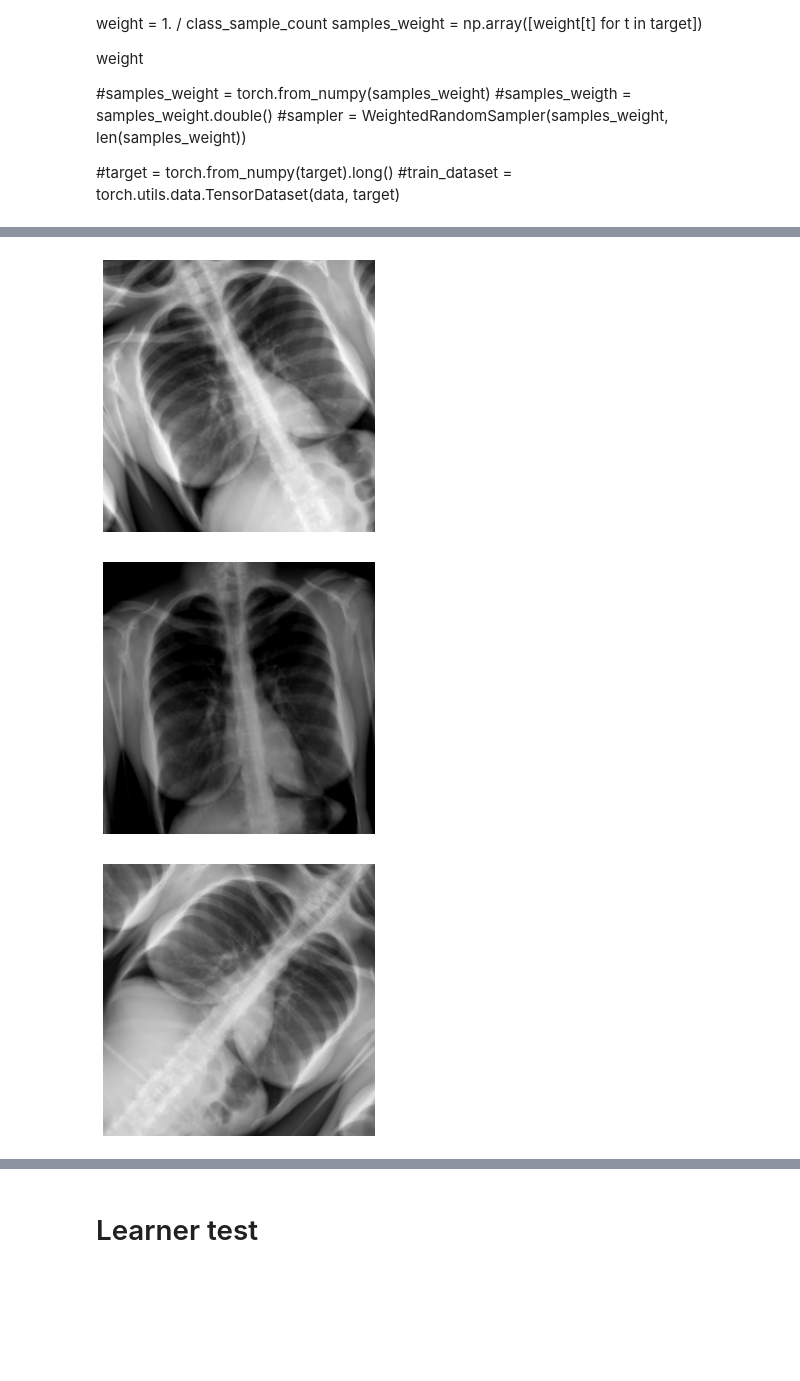
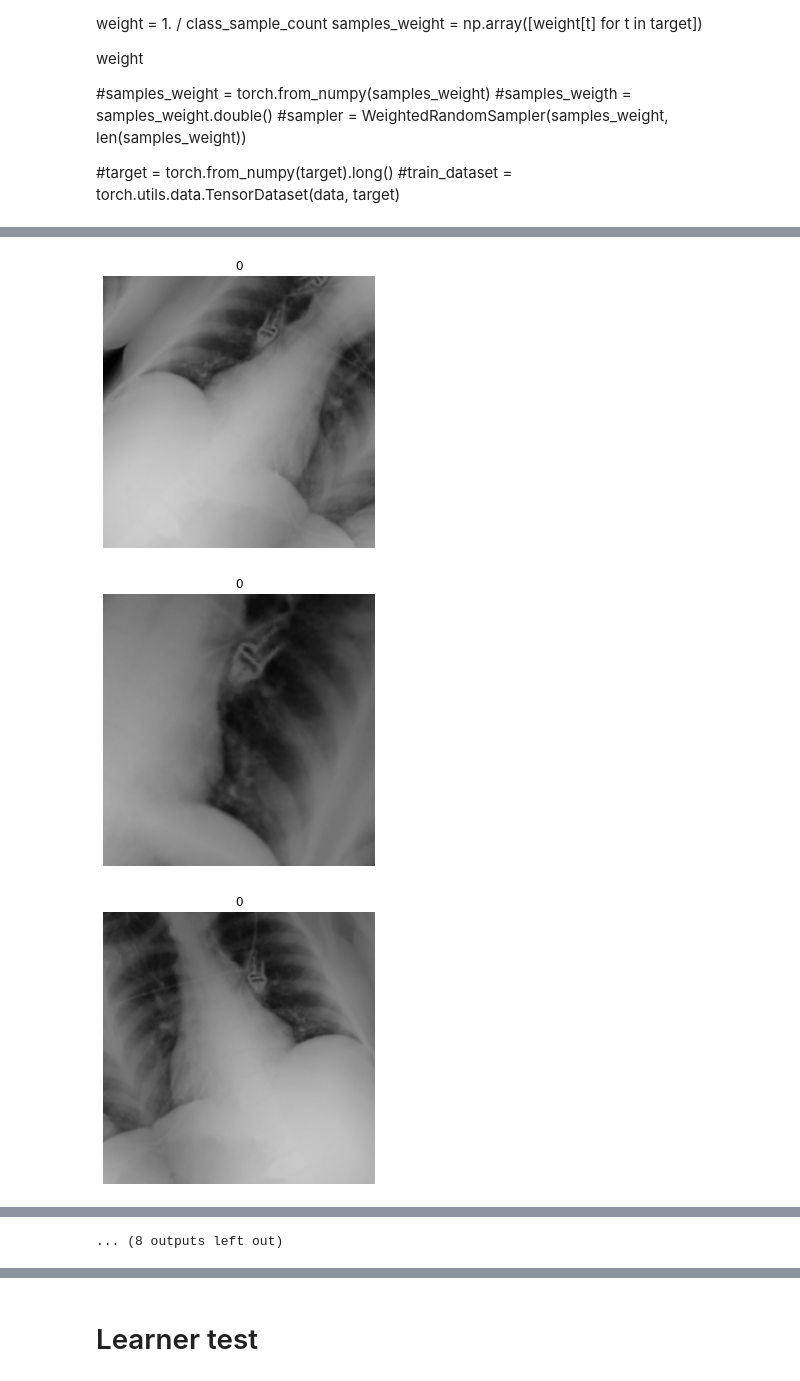
Before and after one commit to VedantWani/PrimeCNNv3, a Jupyter notebook: nbs_test/lib_test_workflow.ipynb, the cells around one changed output, grey strips where cells are left out. Saved outputs shown, nothing was run; the diff lists cells and outputs as text; code cells hidden in the pictures; blank space fills up the shorter version.

```diff
--- a/nbs_test/lib_test_workflow.ipynb
+++ b/nbs_test/lib_test_workflow.ipynb
@@ -21,8 +18,8 @@ SEED = 0
 np.random.seed(SEED)
 random.seed(SEED)
 
-train_filepath = Path('../../../CovidX/CovidXv5-256px/train_COVIDx5.txt')
-test_filepath = Path('../../../CovidX/CovidXv5-256px/test_COVIDx5.txt')
+train_filepath = Path('../../../CovidX/data/train_COVIDx5.txt')
+test_filepath = Path('../../../CovidX/data/test_COVIDx5.txt')
 
 with open(train_filepath,'r') as file:
     cxr_list = np.array([line.rstrip('\n') for line in file])
@@ -65,6 +66,6 @@ len(train_data)
 # %%
-train_ds = CovidXDataset(Path('../../../CovidX/CovidXv5-256px/train'), train_lst, seed = 0, dtype = 'uint8', )
-valid_ds = CovidXDataset(Path('../../../CovidX/CovidXv5-256px/train'), valid_lst, seed = 0)
+train_ds = CovidXDataset(Path('../../../CovidX/data/train'), train_lst, seed = 0, dtype = 'uint8', )
+valid_ds = CovidXDataset(Path('../../../CovidX/data/train'), valid_lst, seed = 0)
 # %%
 train_ds.show_distribution()
 # %% [output]
@@ -144 +125,23 @@ transform = train_transform()
+# %%
+#transform final transforms
+def train_transform():
+    return A.Compose([
+        A.Resize(256,256),
+        A.CenterCrop(200,200, p = 1.0),
+        #A.RandomCrop(300,300, p = 0.5),
+        A.RandomResizedCrop(256,256),
+        A.ShiftScaleRotate(p = 1.0),
+        A.HorizontalFlip(),
+        #A.VerticalFlip(),
+        #A.RandomBrightnessContrast(brightness_by_max=False, p =1.0),
+        A.HueSaturationValue(),
+        #A.Normalize(),
+        #ToTensorV2()
+    ])
+def valid_transform():
+    return A.Compose([
+        A.Resize(256,256),
+        A.Normalize(),
+        ToTensorV2()
+    ])
 # %%
@@ -146,3 +155,5 @@ image, label = train_ds[222]
+# %%
+image, label = train_ds[112]
 # %%
 show_image(image = image/255.0)
 random_seed(42)
@@ -151,7 +162,9 @@ random_seed(42)
 # %%
-for i in range(5):
-    show_image(image = transform(image = image)['image'])
+for i in range(20):
+
+
+    show_image(image = transform(image = image)['image'],title=label)
 # %% [output]
-[figure, old version]
+[figure, new version]
-[figure, old version]
+[figure, new version]
-[figure, old version]
+[figure, new version]
@@ -160,3 +180,4 @@ for i in range(5):
+... (8 outputs left out)
 # %%
 label
 # %% [output]
```
Also changed, not shown: parts of 24 cells of this notebook, 5 other files.
